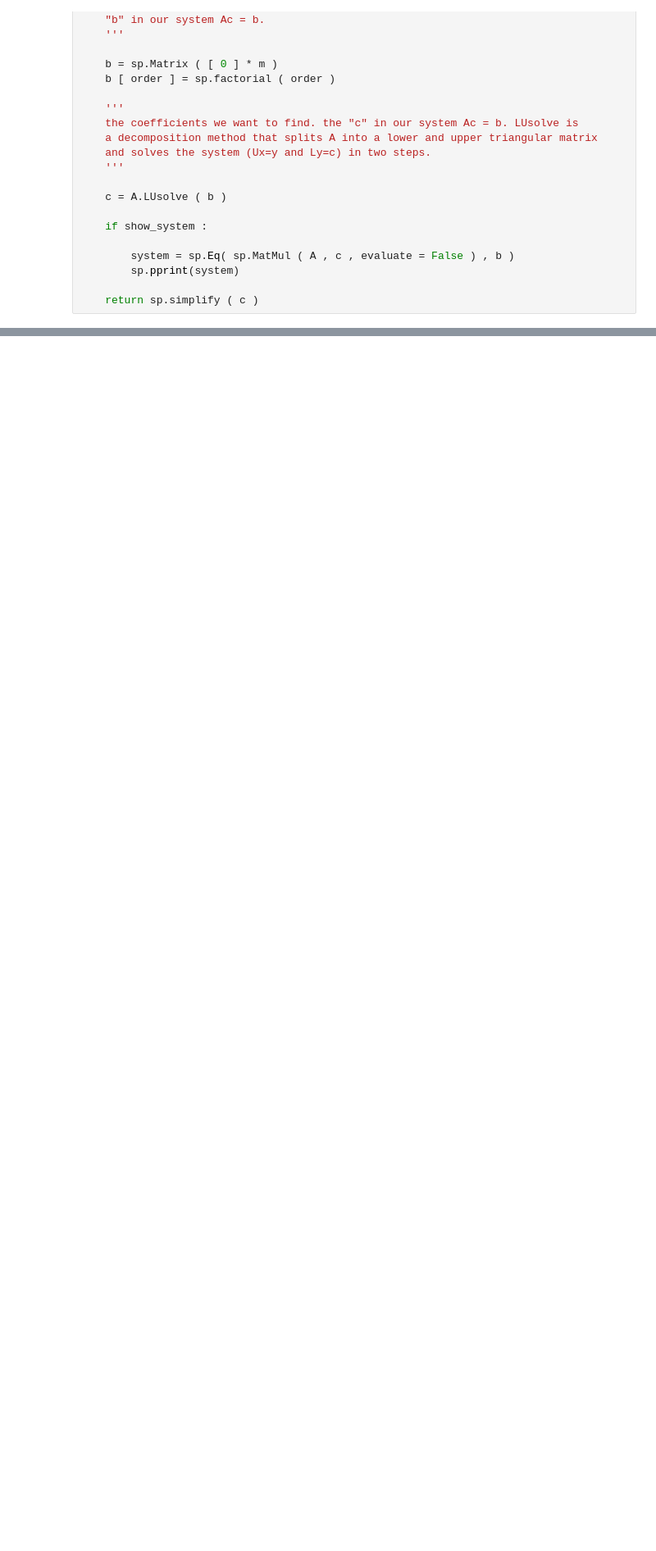
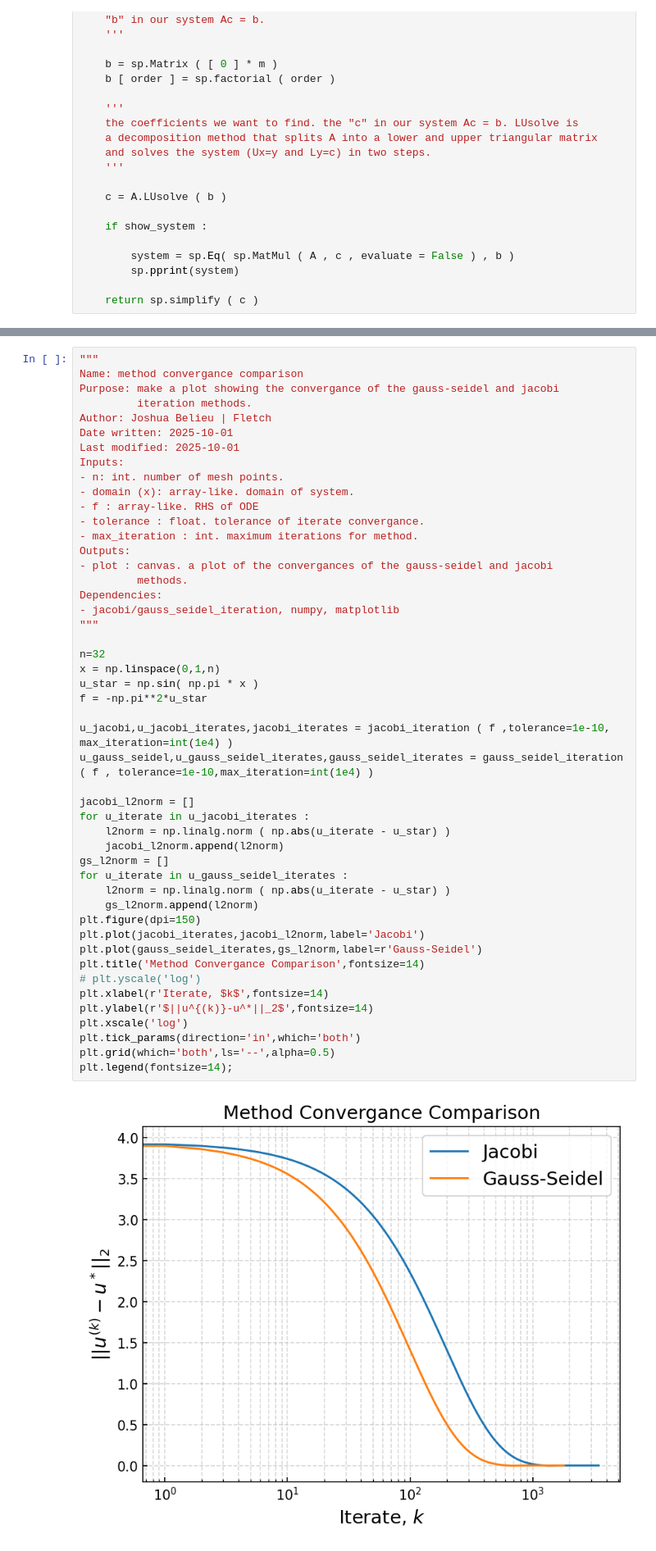
Before and after one commit to jabelieu/nmfde_class, a Jupyter notebook: hw2_jab.ipynb, the cells around one changed output, grey strips where cells are left out. Shown at 82% size. Drawn from its saved outputs; the diff is of its cells as text; blank space fills up the shorter version.

```diff
--- a/hw2_jab.ipynb
+++ b/hw2_jab.ipynb
@@ -242,0 +402,50 @@ Final Stats :
+# %%
+"""
+Name: method convergance comparison
+Purpose: make a plot showing the convergance of the gauss-seidel and jacobi
+         iteration methods.
+Author: Joshua Belieu | Fletch
+Date written: 2025-10-01
+Last modified: 2025-10-01
+Inputs:
+- n: int. number of mesh points.
+- domain (x): array-like. domain of system.
+- f : array-like. RHS of ODE
+- tolerance : float. tolerance of iterate convergance.
+- max_iteration : int. maximum iterations for method.
+Outputs:
+- plot : canvas. a plot of the convergances of the gauss-seidel and jacobi
+         methods.
+Dependencies:
+- jacobi/gauss_seidel_iteration, numpy, matplotlib
+"""
+
+n=32
+x = np.linspace(0,1,n)
+u_star = np.sin( np.pi * x )
+f = -np.pi**2*u_star
+
+u_jacobi,u_jacobi_iterates,jacobi_iterates = jacobi_iteration ( f ,tolerance=1e-10, max_iteration=int(1e4) )
+u_gauss_seidel,u_gauss_seidel_iterates,gauss_seidel_iterates = gauss_seidel_iteration ( f , tolerance=1e-10,max_iteration=int(1e4) )
+
+jacobi_l2norm = []
+for u_iterate in u_jacobi_iterates :
+    l2norm = np.linalg.norm ( np.abs(u_iterate - u_star) )
+    jacobi_l2norm.append(l2norm)
+gs_l2norm = []
+for u_iterate in u_gauss_seidel_iterates :
+    l2norm = np.linalg.norm ( np.abs(u_iterate - u_star) )
+    gs_l2norm.append(l2norm)
+plt.figure(dpi=150)
+plt.plot(jacobi_iterates,jacobi_l2norm,label='Jacobi')
+plt.plot(gauss_seidel_iterates,gs_l2norm,label=r'Gauss-Seidel')
+plt.title('Method Convergance Comparison',fontsize=14)
+# plt.yscale('log')
+plt.xlabel(r'Iterate, $k$',fontsize=14)
+plt.ylabel(r'$||u^{(k)}-u^*||_2$',fontsize=14)
+plt.xscale('log')
+plt.tick_params(direction='in',which='both')
+plt.grid(which='both',ls='--',alpha=0.5)
+plt.legend(fontsize=14);
+# %% [output]
+[figure, added]
```
Also changed, not shown: parts of 23 cells of this notebook.
